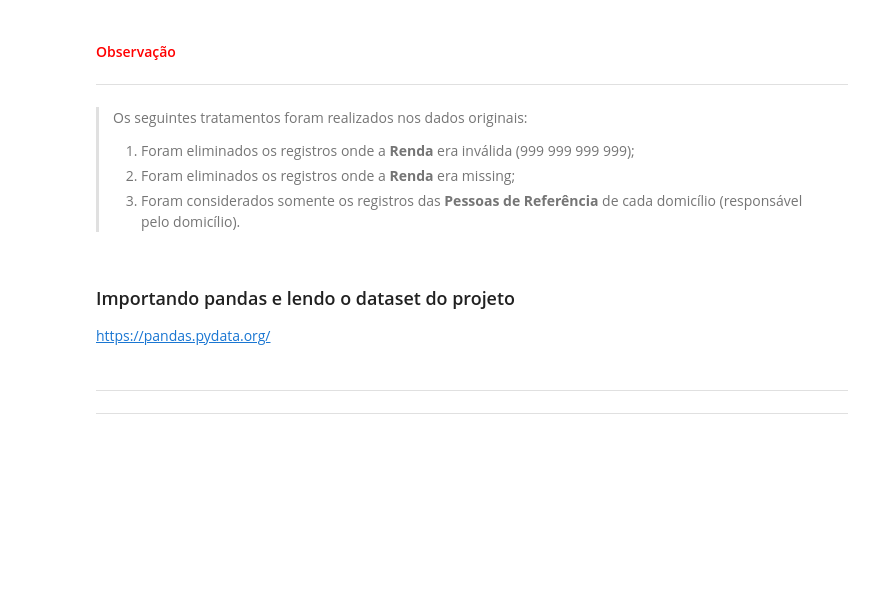
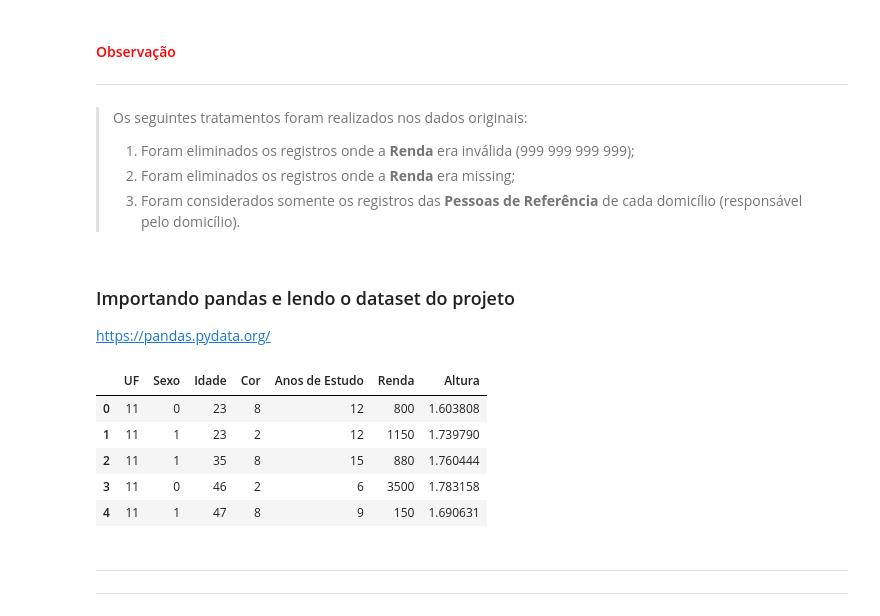
Before and after one commit to fabiobatistapinheiro/Alura, a Jupyter notebook: 02_Curso_de_Estatística_Parte_2.ipynb, the cells around one changed output. Cells and saved outputs as stored; diff of their text form; code cells hidden in the pictures; blank space fills up the shorter version.

```diff
--- a/02_Curso_de_Estatística_Parte_2.ipynb
+++ b/02_Curso_de_Estatística_Parte_2.ipynb
@@ -123,6 +123,18 @@ Altura do morador em metros.
 ### Importando pandas e lendo o dataset do projeto
 
 https://pandas.pydata.org/
+# %%
+import pandas as pd
+dados = pd.read_csv('https://github.com/fabiobatistapinheiro/Alura/blob/01-Estat%C3%ADstica-com-Python-probabilidade-e-amostragem/dados.csv?raw=true')
+# %%
+  dados.head()
+# %% [output]
+|  | UF | Sexo | Idade | Cor | Anos de Estudo | Renda | Altura |
+| 0 | 11 | 0 | 23 | 8 | 12 | 800 | 1.603808 |
+| 1 | 11 | 1 | 23 | 2 | 12 | 1150 | 1.739790 |
+| 2 | 11 | 1 | 35 | 8 | 15 | 880 | 1.760444 |
+| 3 | 11 | 0 | 46 | 2 | 6 | 3500 | 1.783158 |
+| 4 | 11 | 1 | 47 | 8 | 9 | 150 | 1.690631 |
 # %% [markdown]
 ---
 ---
```
Also changed, not shown: parts of 14 cells of this notebook.
